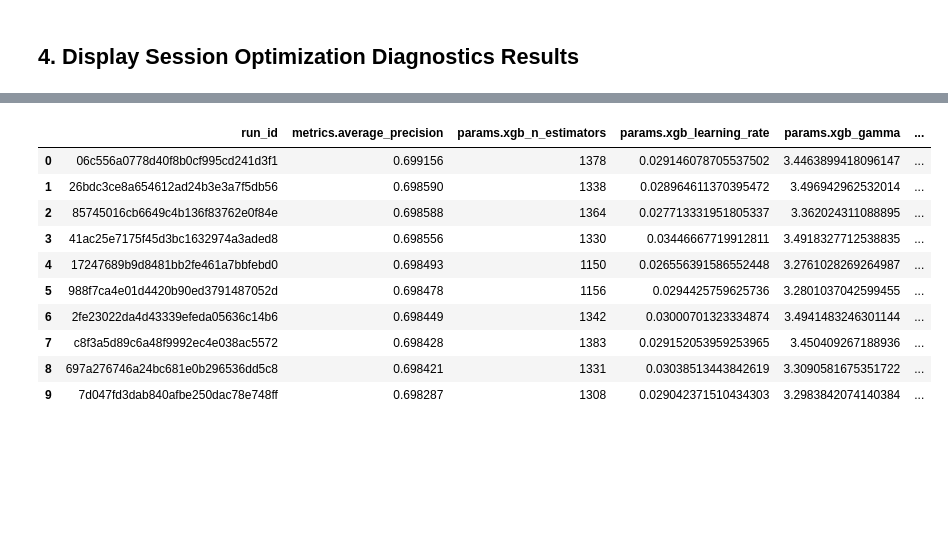
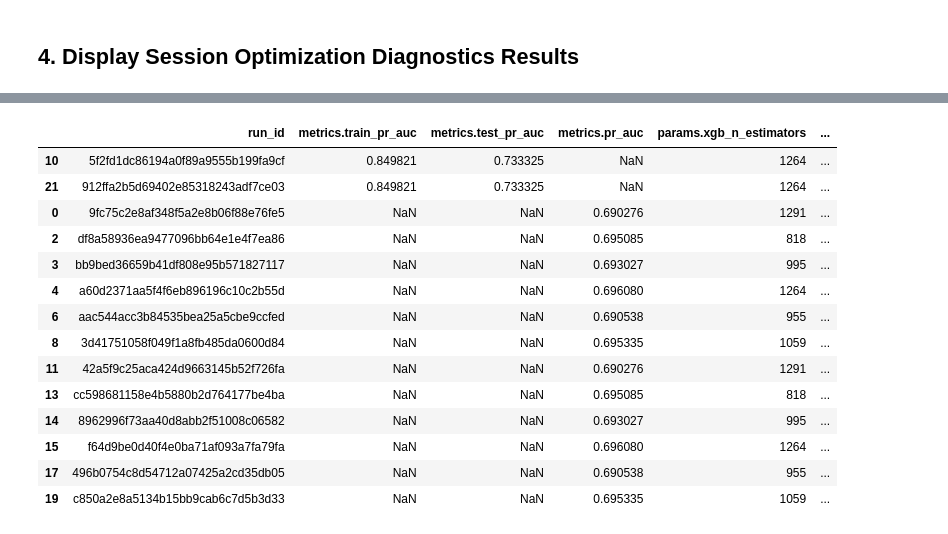
Before and after one commit to hectorvargas-dot/ml_hands_on_project, a Jupyter notebook: notebooks/6.0-havg-optuna-model.ipynb, the cells around one changed output, grey strips where cells are left out. Cells and saved outputs as stored; diff of their text form; code cells hidden in the pictures; blank space fills up the shorter version.

Commit message:
feat: add PR-AUC metrics, implement dynamic parameter range suggestion, and update tracking configuration

```diff
--- a/notebooks/6.0-havg-optuna-model.ipynb
+++ b/notebooks/6.0-havg-optuna-model.ipynb
@@ -437,31 +295,37 @@ rf_runs[
 # %%
 xgb_runs = (
     runs[runs["params.model"] == "xgb"]
     .sort_values(
-        "metrics.average_precision",
+        "metrics.train_pr_auc",
         ascending=False
     )
 )
 
 xgb_runs[
     [
         "run_id",
-        "metrics.average_precision",
+        "metrics.train_pr_auc",
+        "metrics.test_pr_auc",
+        "metrics.pr_auc",
         "params.xgb_n_estimators",
         "params.xgb_learning_rate",
         "params.xgb_gamma",
         "params.xgb_scale_pos_weight",
     ]
-].head(10)
+].head(20)
 # %% [output]
-|  | run_id | metrics.average_precision | params.xgb_n_estimators | params.xgb_learning_rate | params.xgb_gamma | ... |
-| 0 | 06c556a0778d40f8b0cf995cd241d3f1 | 0.699156 | 1378 | 0.029146078705537502 | 3.4463899418096147 | ... |
-| 1 | 26bdc3ce8a654612ad24b3e3a7f5db56 | 0.698590 | 1338 | 0.028964611370395472 | 3.496942962532014 | ... |
-| 2 | 85745016cb6649c4b136f83762e0f84e | 0.698588 | 1364 | 0.027713331951805337 | 3.362024311088895 | ... |
-| 3 | 41ac25e7175f45d3bc1632974a3aded8 | 0.698556 | 1330 | 0.03446667719912811 | 3.4918327712538835 | ... |
-| 4 | 17247689b9d8481bb2fe461a7bbfebd0 | 0.698493 | 1150 | 0.026556391586552448 | 3.2761028269264987 | ... |
-| 5 | 988f7ca4e01d4420b90ed3791487052d | 0.698478 | 1156 | 0.0294425759625736 | 3.2801037042599455 | ... |
-| 6 | 2fe23022da4d43339efeda05636c14b6 | 0.698449 | 1342 | 0.03000701323334874 | 3.4941483246301144 | ... |
-| 7 | c8f3a5d89c6a48f9992ec4e038ac5572 | 0.698428 | 1383 | 0.029152053959253965 | 3.450409267188936 | ... |
-| 8 | 697a276746a24bc681e0b296536dd5c8 | 0.698421 | 1331 | 0.03038513443842619 | 3.3090581675351722 | ... |
-| 9 | 7d047fd3dab840afbe250dac78e748ff | 0.698287 | 1308 | 0.029042371510434303 | 3.2983842074140384 | ... |
+|  | run_id | metrics.train_pr_auc | metrics.test_pr_auc | metrics.pr_auc | params.xgb_n_estimators | ... |
+| 10 | 5f2fd1dc86194a0f89a9555b199fa9cf | 0.849821 | 0.733325 | NaN | 1264 | ... |
+| 21 | 912ffa2b5d69402e85318243adf7ce03 | 0.849821 | 0.733325 | NaN | 1264 | ... |
+| 0 | 9fc75c2e8af348f5a2e8b06f88e76fe5 | NaN | NaN | 0.690276 | 1291 | ... |
+| 2 | df8a58936ea9477096bb64e1e4f7ea86 | NaN | NaN | 0.695085 | 818 | ... |
+| 3 | bb9bed36659b41df808e95b571827117 | NaN | NaN | 0.693027 | 995 | ... |
+| 4 | a60d2371aa5f4f6eb896196c10c2b55d | NaN | NaN | 0.696080 | 1264 | ... |
+| 6 | aac544acc3b84535bea25a5cbe9ccfed | NaN | NaN | 0.690538 | 955 | ... |
+| 8 | 3d41751058f049f1a8fb485da0600d84 | NaN | NaN | 0.695335 | 1059 | ... |
+| 11 | 42a5f9c25aca424d9663145b52f726fa | NaN | NaN | 0.690276 | 1291 | ... |
+| 13 | cc598681158e4b5880b2d764177be4ba | NaN | NaN | 0.695085 | 818 | ... |
+| 14 | 8962996f73aa40d8abb2f51008c06582 | NaN | NaN | 0.693027 | 995 | ... |
+| 15 | f64d9be0d40f4e0ba71af093a7fa79fa | NaN | NaN | 0.696080 | 1264 | ... |
+| 17 | 496b0754c8d54712a07425a2cd35db05 | NaN | NaN | 0.690538 | 955 | ... |
+| 19 | c850a2e8a5134b15bb9cab6c7d5b3d33 | NaN | NaN | 0.695335 | 1059 | ... |
```
Also changed, not shown: parts of 14 cells of this notebook, 2 other files.
